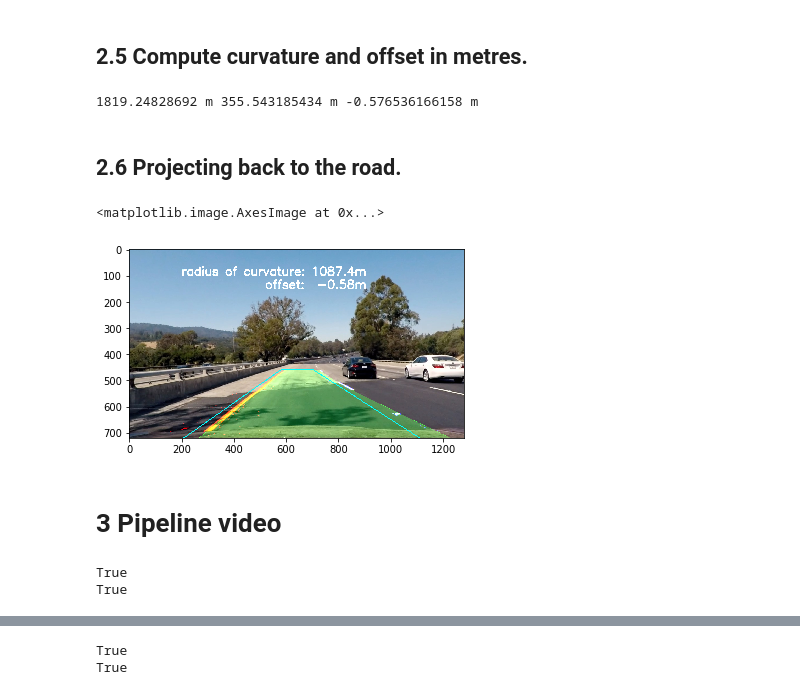
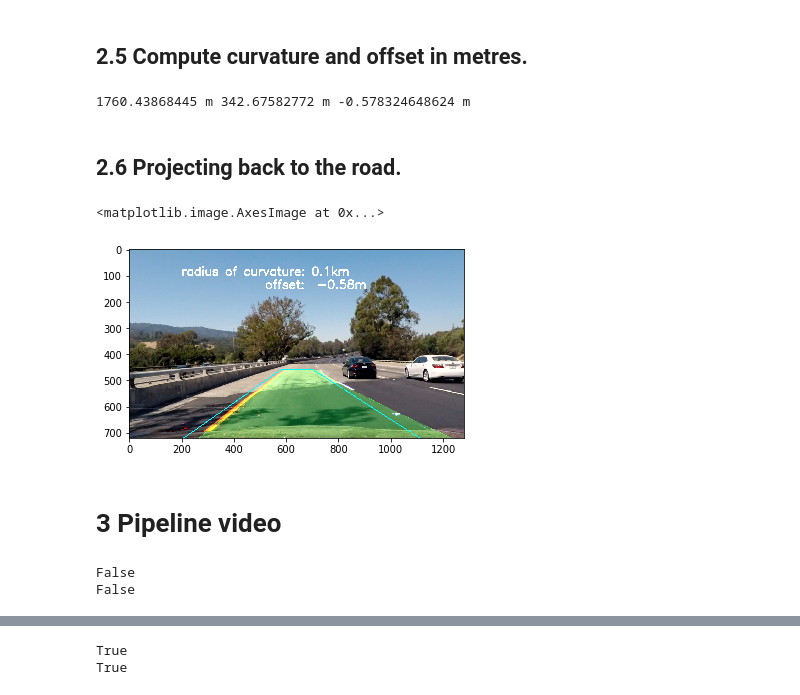
Before and after one commit to uv1000/P2, a Jupyter notebook: P2_SDC_Ulrich_Voll.ipynb, the cells around one changed output, grey strips where cells are left out. Saved outputs shown, nothing was run; the diff lists cells and outputs as text; code cells hidden in the pictures.

```diff
--- a/P2_SDC_Ulrich_Voll.ipynb
+++ b/P2_SDC_Ulrich_Voll.ipynb
@@ -270,7 +270,7 @@ class Line():
         #polynomial coefficients for the most recent fit
         self.current_fit = [np.array([False])]
         #radius of curvature of the line in some units
-        self.radius_of_curvature = None
+        self.radius_of_curvature = 100.0
         #distance in meters of vehicle center from the line
         self.line_base_pos = None
         #difference in fit coefficients between last and new fits
@@ -289,6 +289,7 @@ binary_warped = top_down_gray  #use image from last step in pipeline
 
 
 def find_lane_pixels_from_scratch(binary_warped):
+    #print("computing from scratch")
     # Take a histogram of the bottom half of the image
     histogram = np.sum(binary_warped[binary_warped.shape[0]//3:,:], axis=0)
     # Create an output image to draw on and visualize the result
@@ -465,7 +466,7 @@ def fit_polynomial(binary_warped):
         leftx, lefty, rightx, righty = find_lane_pixels_from_scratch(binary_warped)
     else:
         leftx, lefty, rightx, righty = find_lane_pixels_using_prev(binary_warped)
-        #check plausibility (for the moment, at test/development time, alway assume yes!)
+
 
 
     ### Fit a second order polynomial to each using `np.polyfit` ###
@@ -486,19 +487,26 @@ def fit_polynomial(binary_warped):
     right_fitx = np.maximum(right_fitx, 0)
 
 
-    #plausibility_check(left_fitx,right_fitx, left_fit,right_fit, left_curverad,
-    #                   right_curverad, offset_x_m)
 
 
 
 
-    ## Visualization ##
+
+    ## Visualization ## plot last valid value!
     out_img = np.dstack((binary_warped, binary_warped, binary_warped))#*255
     # Colors in the left and right lane regions
-    out_img[lefty, leftx] = [255, 0, 0]
-    out_img[righty, rightx] = [0, 0, 255]
-    out_img[ploty, left_fitx] = [0, 255, 0]
-    out_img[ploty, right_fitx] = [0, 255, 0]
+
+    leftxv = leftx #lLine.allx
+    leftyv = lefty # lLine.ally
+    left_fitxv =  left_fitx# lLine.best_fit
+    rightxv = rightx #rLine.allx
+    rightyv = righty#rLine.ally
+    right_fitxv = right_fitx #rLine.best_fit
+
+    out_img[leftyv, leftxv] = [255, 0, 0]
+    out_img[rightyv, rightxv] = [0, 0, 255]
+    out_img[ploty, left_fitxv] = [0, 255, 0]
+    out_img[ploty, right_fitxv] = [0, 255, 0]
 
     # Plots the left and right polynomials on the lane lines
     #plt.plot(left_fitx, ploty, color='yellow',linewidth=4.0)
@@ -522,8 +530,8 @@ def fit_polynomial(binary_warped):
     #cv2.fillPoly(window_img, np.int32([left_line_pts]), (0,255, 0))
     #cv2.fillPoly(window_img, np.int32([right_line_pts]), (0,255, 0))
 
-    green_stripe_window1 = np.array([np.transpose(np.vstack([left_fitx, ploty]))])
-    green_stripe_window2 = np.array([np.flipud(np.transpose(np.vstack([right_fitx,
+    green_stripe_window1 = np.array([np.transpose(np.vstack([left_fitxv, ploty]))])
+    green_stripe_window2 = np.array([np.flipud(np.transpose(np.vstack([right_fitxv,
                               ploty])))])
     green_stripe_pts = np.hstack((green_stripe_window1, green_stripe_window2))
     cv2.fillPoly(window_img, np.int32([green_stripe_pts]), (0,255, 0))
@@ -548,11 +556,12 @@ def plausibility_check(ploty_cr, left_fitx_cr, right_fitx_cr,left_curverad, righ
     #print(mindistance)
     maxdistance=np.max((right_fitx_cr- left_fitx_cr)) # no more than 4m typ. value: 3.61941697379
     #print(maxdistance)
-    distance_ok= (mindistance > 2.9) and (maxdistance <3.8)
+    distance_ok= (mindistance > 2.9) and (maxdistance <3.6)
     #print(distance_ok)
     isplausible_left=distance_ok   # to be implented. Are the new values any good?
     if isplausible_left:  # if yes update lLine / rLine
         lLine.valid=True
+        lLine.radius_of_curvature= 1/(1/lLine.radius_of_curvature*0.975+ 1/left_curverad*0.025)
         lLine.best_fit=left_fit
         lLine.allx = left_fitx
         lLine.ally = ploty
@@ -562,11 +571,13 @@ def plausibility_check(ploty_cr, left_fitx_cr, right_fitx_cr,left_curverad, righ
     isplausible_right=distance_ok # to be implented. Are the new values any good?
     if isplausible_right:  # if yes update lLine / rLine
         rLine.valid=True
+        rLine.radius_of_curvature= 1/(1/rLine.radius_of_curvature*0.975+ 1/right_curverad*0.025)
         rLine.best_fit=right_fit
         rLine.allx = right_fitx
         rLine.ally = ploty
     else: # otherwise keep old values and mark invalid
         rLine.valid=False
+    #print(isplausible_left and isplausible_right)
     return isplausible_left, isplausible_right
 
 
@@ -639,7 +650,7 @@ left_curverad, right_curverad, offset_x_m = measure_curvature_and_offset_real(pl
 
 print(left_curverad, 'm', right_curverad, 'm', offset_x_m, 'm')
 # %% [output]
-1819.24828692 m 355.543185434 m -0.576536166158 m
+1760.43868445 m 342.67582772 m -0.578324648624 m
 # %% [markdown]
 ## 2.6 Projecting back to the road.
 # %%
@@ -647,36 +658,38 @@ def warp_again(img):
     img_size=(img.shape[1],img.shape[0])
     src = np.float32(
      [[(img_size[0] / 2) - 60, img_size[1] / 2 + 100],
      [((img_size[0] / 6) - (5)), img_size[1]],
      [(img_size[0] * 5 / 6) + 45, img_size[1]],
      [(img_size[0] / 2 + 65), img_size[1] / 2 + 100]])
     dst = np.float32(
      [[(img_size[0] / 4), 0],
      [(img_size[0] / 4), img_size[1]],
      [(img_size[0] * 3 / 4), img_size[1]],
      [(img_size[0] * 3 / 4), 0]])
     # use cv2.geimage_undistortedtPerspectiveTransform() to get M, the transform matrix
     M = cv2.getPerspectiveTransform( dst,src) # other way round!!
     # use cv2.warpPerspective() to warp your image to a top-down view
     warped=cv2.warpPerspective(img, M, img_size, flags=cv2.INTER_LINEAR)
     return warped, M, src, dst
 def project_back(img,left_curverad, right_curverad,offset_x_m):
     warped_again, M, src, dst = warp_again(img)
     #finalpic = cv2.addWeighted(image_undistorted, 1, warped_again, 0.9, 0)
     font = cv2.FONT_HERSHEY_SIMPLEX
     curverad=1/2*(right_curverad+left_curverad)
-    string1= 'radius of curvature: '+str(round(curverad,2))+'m'
+    string1= 'radius of curvature: '+str(round(curverad/1000,2))+'km'
     string2='offset:  '+str(round(offset_x_m,2))+'m'
     cv2.putText(warped_again,string1,(200,100), font, 1.5,(255,255,255),4,cv2.LINE_AA)
     cv2.putText(warped_again,string2,(520,150), font, 1.5,(255,255,255),4,cv2.LINE_AA)
     return warped_again
-warped_again=project_back(out_img,left_curverad, right_curverad,offset_x_m )
+left_curverad_av=lLine.radius_of_curvature
+right_curverad_av=rLine.radius_of_curvature
+warped_again=project_back(out_img,left_curverad_av, right_curverad_av,offset_x_m )
 
 finalpic = cv2.addWeighted(image_undistorted, 1, warped_again, 0.9, 0)
 plt.imshow(finalpic)
 # %% [output]
 <matplotlib.image.AxesImage at 0x...>
-[figure, old version]
+[figure, new version]
 # %% [markdown]
 # 3 Pipeline video
 # %%
@@ -692,8 +705,8 @@ dist = dist_pickle["dist"]
 print(lLine.valid)
 print(rLine.valid)
 # %% [output]
-True
-True
+False
+False
 # %%
 lLine=Line()
 rLine=Line()
```
Also changed, not shown: parts of 5 cells of this notebook.
